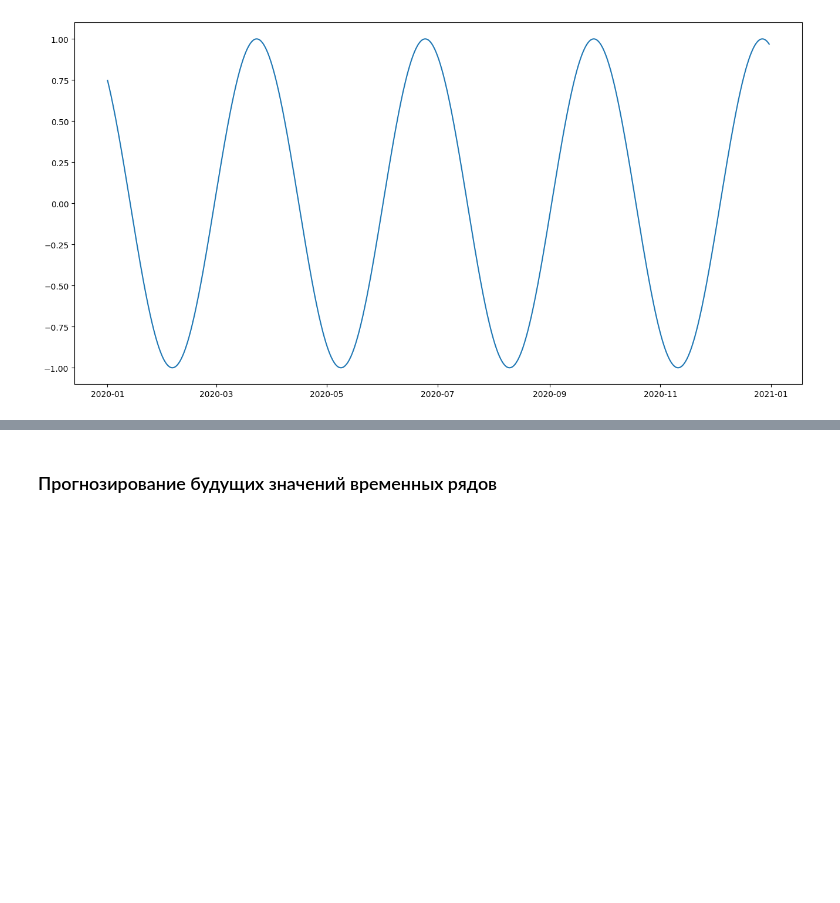
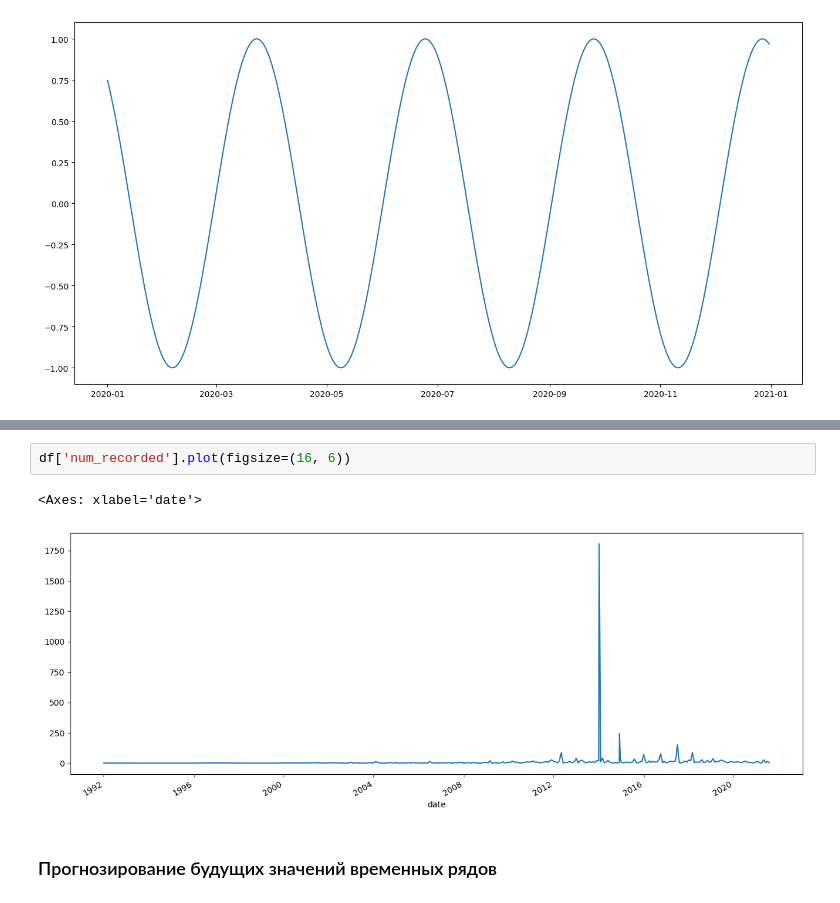
Before and after one commit to rgenius-ru/pandas_lessons, a Jupyter notebook: lessons/Pandas_for_Data_Engineering/part3.ipynb, the cells around one changed output, grey strips where cells are left out. Drawn from its saved outputs; the diff is of its cells as text; blank space fills up the shorter version.

```diff
--- a/lessons/Pandas_for_Data_Engineering/part3.ipynb
+++ b/lessons/Pandas_for_Data_Engineering/part3.ipynb
@@ -2176,2 +2281,7 @@ plt.show()
+# %%
+df['num_recorded'].plot(figsize=(16, 6))
+# %% [output]
+<Axes: xlabel='date'>
+[figure, added]
 # %% [markdown]
 ### Прогнозирование будущих значений временных рядов
```
Also changed, not shown: parts of 20 cells of this notebook.
